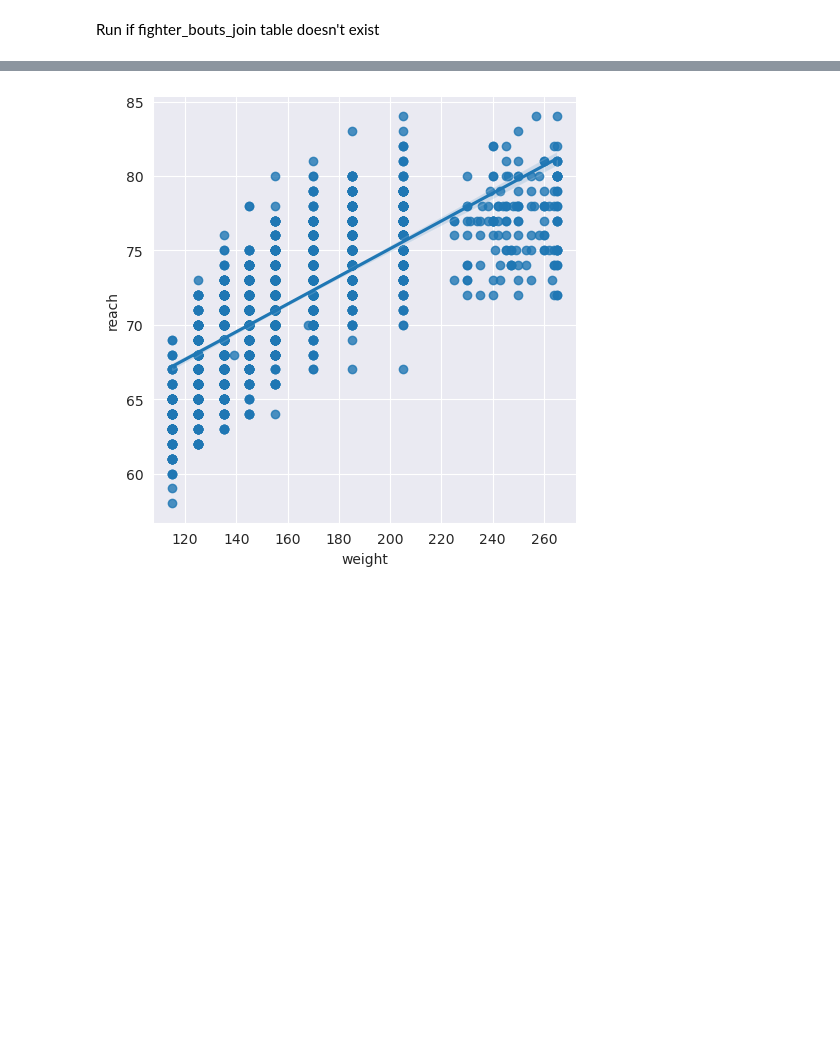
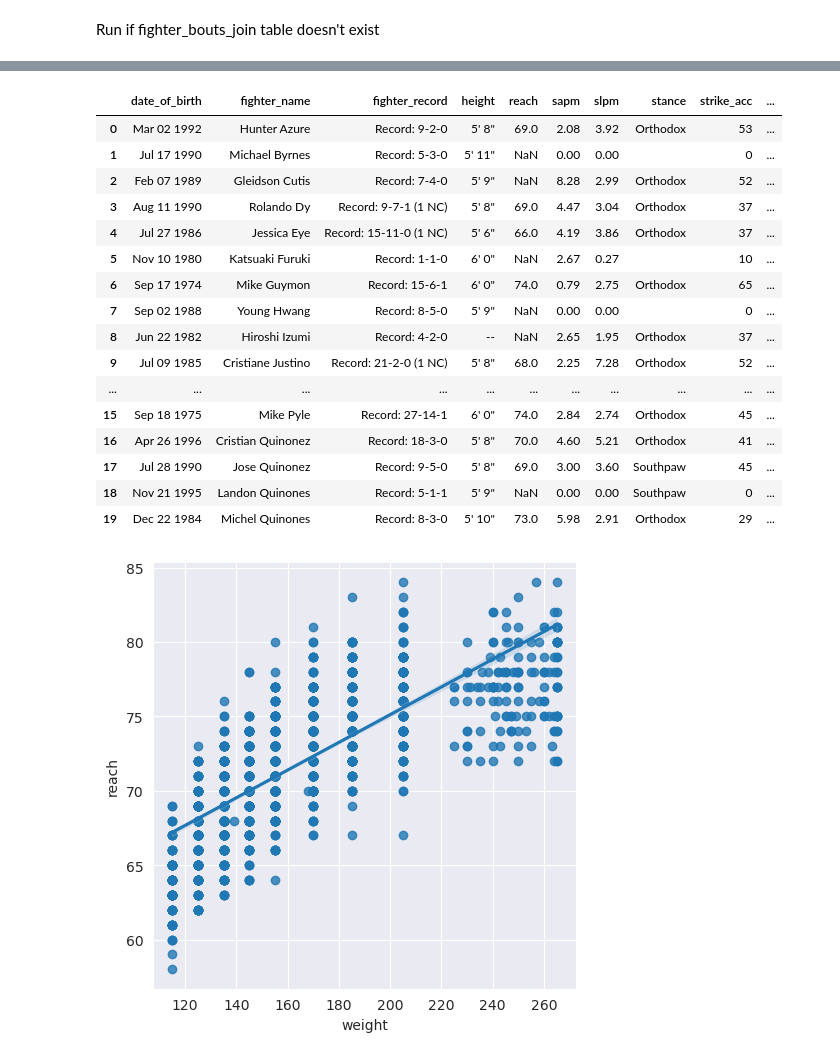
Before and after one commit to shere-khan/fight_predictor, a Jupyter notebook: predictor/Notebooks/Untitled.ipynb, the cells around one changed output, grey strips where cells are left out. Cells and saved outputs as stored; diff of their text form; code cells hidden in the pictures; blank space fills up the shorter version.

```diff
--- a/predictor/Notebooks/Untitled.ipynb
+++ b/predictor/Notebooks/Untitled.ipynb
@@ -66,8 +181,26 @@ fbdf = pd.read_sql_query("SELECT * FROM fighter_bouts_joined", cnx)
 # %%
 replacedash = lambda x: np.nan if x == "--" else x
 fdf["dob"] = fdf["date_of_birth"].apply(replacedash)
 fdf["dob"] = pd.to_datetime(fdf["dob"])
-# fdf.head(20)
+fdf.head(20)
+# %% [output]
+|  | date_of_birth | fighter_name | fighter_record | height | reach | sapm | slpm | stance | strike_acc | ... |
+| 0 | Mar 02 1992 | Hunter Azure | Record: 9-2-0 | 5' 8" | 69.0 | 2.08 | 3.92 | Orthodox | 53 | ... |
+| 1 | Jul 17 1990 | Michael Byrnes | Record: 5-3-0 | 5' 11" | NaN | 0.00 | 0.00 |  | 0 | ... |
+| 2 | Feb 07 1989 | Gleidson Cutis | Record: 7-4-0 | 5' 9" | NaN | 8.28 | 2.99 | Orthodox | 52 | ... |
+| 3 | Aug 11 1990 | Rolando Dy | Record: 9-7-1 (1 NC) | 5' 8" | 69.0 | 4.47 | 3.04 | Orthodox | 37 | ... |
+| 4 | Jul 27 1986 | Jessica Eye | Record: 15-11-0 (1 NC) | 5' 6" | 66.0 | 4.19 | 3.86 | Orthodox | 37 | ... |
+| 5 | Nov 10 1980 | Katsuaki Furuki | Record: 1-1-0 | 6' 0" | NaN | 2.67 | 0.27 |  | 10 | ... |
+| 6 | Sep 17 1974 | Mike Guymon | Record: 15-6-1 | 6' 0" | 74.0 | 0.79 | 2.75 | Orthodox | 65 | ... |
+| 7 | Sep 02 1988 | Young Hwang | Record: 8-5-0 | 5' 9" | NaN | 0.00 | 0.00 |  | 0 | ... |
+| 8 | Jun 22 1982 | Hiroshi Izumi | Record: 4-2-0 | -- | NaN | 2.65 | 1.95 | Orthodox | 37 | ... |
+| 9 | Jul 09 1985 | Cristiane Justino | Record: 21-2-0 (1 NC) | 5' 8" | 68.0 | 2.25 | 7.28 | Orthodox | 52 | ... |
+| ... | ... | ... | ... | ... | ... | ... | ... | ... | ... | ... |
+| 15 | Sep 18 1975 | Mike Pyle | Record: 27-14-1 | 6' 0" | 74.0 | 2.84 | 2.74 | Orthodox | 45 | ... |
+| 16 | Apr 26 1996 | Cristian Quinonez | Record: 18-3-0 | 5' 8" | 70.0 | 4.60 | 5.21 | Orthodox | 41 | ... |
+| 17 | Jul 28 1990 | Jose Quinonez | Record: 9-5-0 | 5' 8" | 69.0 | 3.00 | 3.60 | Southpaw | 45 | ... |
+| 18 | Nov 21 1995 | Landon Quinones | Record: 5-1-1 | 5' 9" | NaN | 0.00 | 0.00 | Southpaw | 0 | ... |
+| 19 | Dec 22 1984 | Michel Quinones | Record: 8-3-0 | 5' 10" | 73.0 | 5.98 | 2.91 | Orthodox | 29 | ... |
 # %%
 import seaborn as sns
 import matplotlib.pyplot as plt
```
Also changed, not shown: parts of 21 cells of this notebook, 4 other files.
